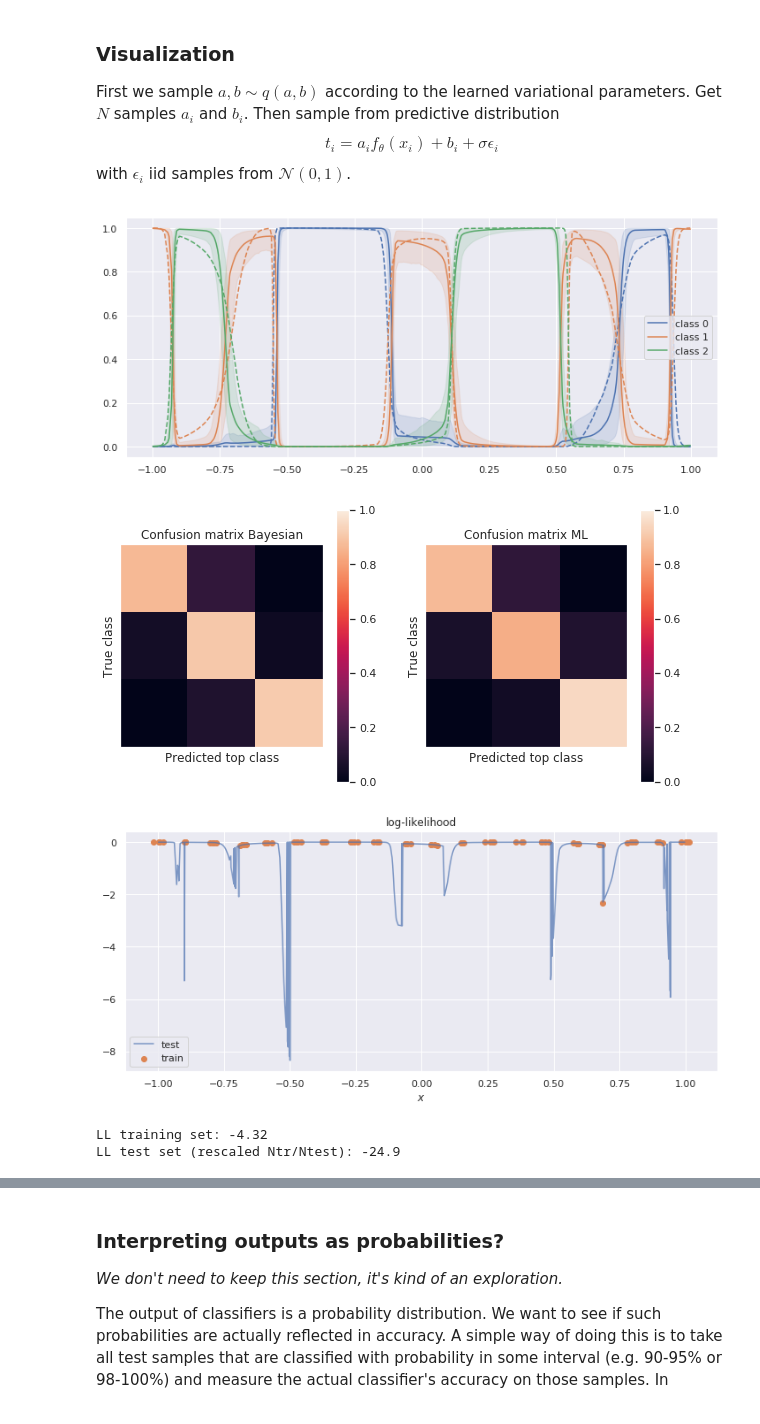
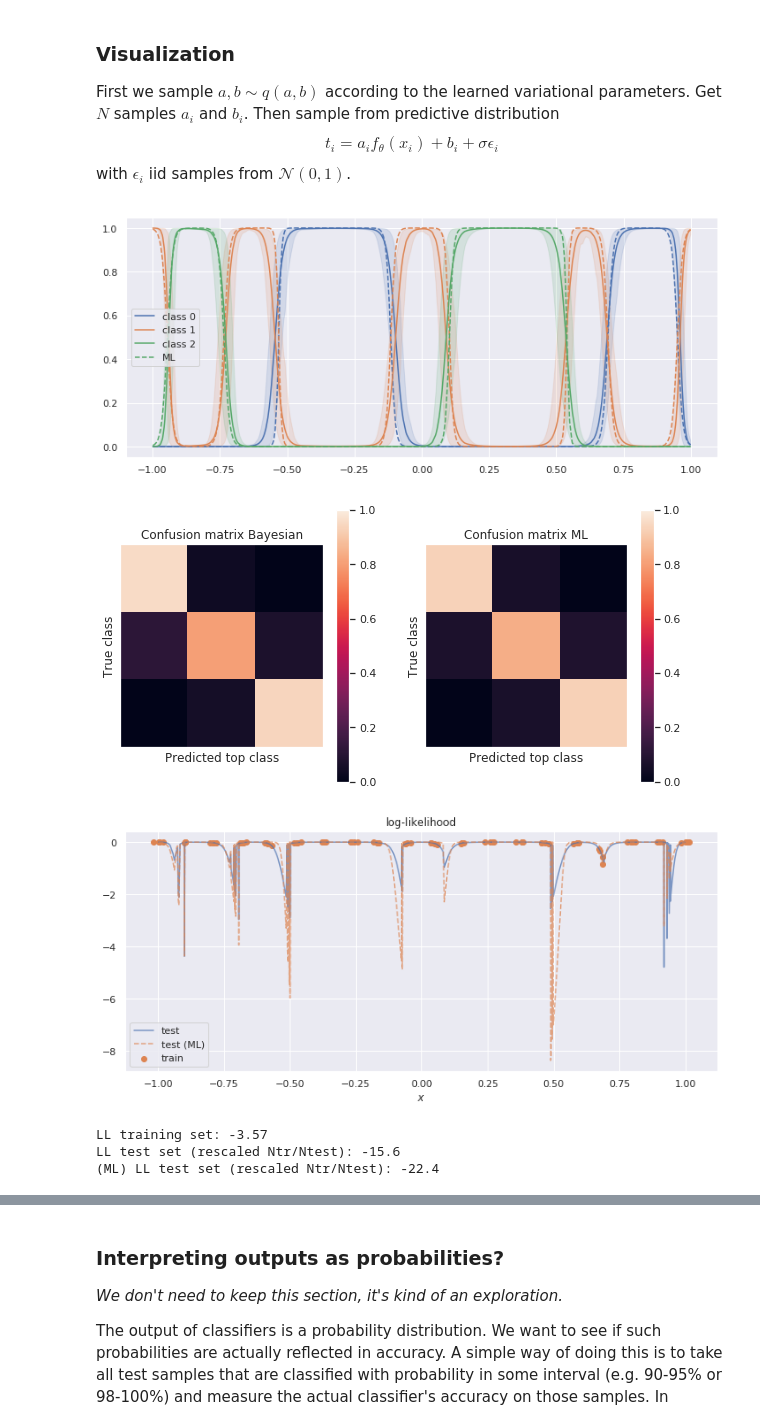
Before and after one commit to vlievin/deep-bayes, a Jupyter notebook: classification-toyexample-covariance.ipynb, the cells around one changed output, grey strips where cells are left out. Drawn from its saved outputs; the diff is of its cells as text; code cells hidden in the pictures.

Commit message:
toy classification ML likelihood

```diff
--- a/classification-toyexample-covariance.ipynb
+++ b/classification-toyexample-covariance.ipynb
@@ -202,7 +202,7 @@ Define function $f_{\theta}$ to extract features $\mathbf{h} = f_{\theta}(x)$, w
 
 The stochastic layer has no state, it's only used to get samples from $\mathcal{N}(\mu, \Sigma)$, and to compute the KL divergence from a prior $\mathcal{N}(0, I)$ to a variational distribution $q = \mathcal{N}(\mu, \Sigma)$.
 # %%
-last_layer_size = 48
+last_layer_size = 16
 a_shape = (last_layer_size, n_classes)  # shape of stochastic weight matrix
 a_size = np.prod(a_shape)
 b_size = n_classes
@@ -213,9 +213,9 @@ class FeaturesExtractor(nn.Module):
         if use_dropout:
             self.layers = nn.Sequential(
                 nn.Linear(1, 64), nn.LeakyReLU(),
-                nn.Dropout(0.4),
+                #nn.Dropout(0.4),
                 nn.Linear(64, 64), nn.LeakyReLU(),
-                nn.Dropout(0.4),
+                #nn.Dropout(0.4),
                 nn.Linear(64, n_out))
         else:
             self.layers = nn.Sequential(
@@ -259,7 +259,7 @@ Things that seem to be important for the Bayesian model:
 # %%
 ml_features = FeaturesExtractor(n_out=last_layer_size, use_dropout=True)
 l_rate = 0.0002
-epochs = 10000
+epochs = 3000
 n_samples = 1  # MC samples per example
 n_samples_test = 100
 n_parameters = a_size + b_size
@@ -363,7 +363,7 @@ TEST : loss 36.7  Recons 36.7    acc 0.889   ll -41.3
 features = FeaturesExtractor(n_out=last_layer_size, use_dropout=True)
 stochastic = CovarianceStochasticLayer()
 l_rate = 0.001
-epochs = 10000
+epochs = 3000
 n_samples = 3  # MC samples per example
 n_samples_test = 50
 n_parameters = a_size + b_size
@@ -592,40 +592,43 @@ for c in range(n_classes):
     plot(x_numpy, y_mean[:, c], y_lower[:, c], y_upper[:, c], color=sns.color_palette()[c],
          alpha=0.15, title='90% interval of {} samples of (a, b)'.format(n_samples), xlabel='$x$', ylabel='$Pr(c | x, a, b)$',
          label='class {}'.format(c))
-    plot(x_numpy, ml_y_mean[:, c], color=sns.color_palette()[c], linestyle='--')
+    if c == n_classes-1:
+        plot(x_numpy, ml_y_mean[:, c], color=sns.color_palette()[c], linestyle='--', label='ML')
+    else:
+        plot(x_numpy, ml_y_mean[:, c], color=sns.color_palette()[c], linestyle='--')
 plt.show()
 
 
 # ### Plot probability of selecting each class (argmax version of the previous plot) - maybe this is useless
 # plt.figure(figsize=(12, 7))
 # for c in range(n_classes):
 #     plot(x_numpy, pred_class_mean[:, c], color=sns.color_palette()[c], title='prob of classification of {} samples of (a, b)'.format(n_samples), xlabel='$x$', ylabel='',
 #          label='class {}'.format(c))
 # plt.show()
 
 
 ### Show confusion matrix
 plt.figure(figsize=(10, 5))
 plt.subplot(1, 2, 1)
 plt.imshow(conf_matrix, vmin=0.0, vmax=1.0)
 plt.colorbar()
 plt.grid(False)
 clean_curr_axes()
 plt.title('Confusion matrix Bayesian')
 plt.xlabel('Predicted top class')
 plt.ylabel('True class')
 plt.subplot(1, 2, 2)
 plt.imshow(ml_conf_matrix, vmin=0.0, vmax=1.0)
 plt.colorbar()
 plt.grid(False)
 clean_curr_axes()
 plt.title('Confusion matrix ML')
 plt.xlabel('Predicted top class')
 plt.ylabel('True class')
 plt.show()
 # %% [output]
-[figure, old version]
+[figure, new version]
-[figure, old version]
+[figure, new version]
 # %%
 ##### BAYESIAN MODEL
 
@@ -633,6 +636,8 @@ plt.show()
 n_samples_test = 1000  # 100
 recons_test = torch.zeros((n_samples_test, x_test.size(0)), device=x.device)
 recons = torch.zeros((n_samples_test, x.size(0)), device=x.device)
+recons_test_ml = torch.zeros((1, x_test.size(0)), device=x.device)
+recons_ml = torch.zeros((1, x.size(0)), device=x.device)
 with torch.no_grad():
     # Compute deterministic NN output
     h = features(x_test)
@@ -655,6 +660,23 @@ with torch.no_grad():
 
     log_likelihood_test = (log_sum_exp(-recons_test, dim=0) - np.log(n_samples_test)).squeeze().detach().cpu().numpy()
 
+
+    ## ML model
+    h = ml_features(x_test)
+    ab_sample = ml_mu_ab
+    a, b = ab_sample[:-b_size], ab_sample[-b_size:]
+    a = a.view(a_shape)
+    b = b.unsqueeze(0)
+
+    # Compute last layer output (the logits) with the weights just sampled
+    y = h @ a + b    # shape: (N, n_classes)
+
+    recons_test_ml[0] = f.cross_entropy(y, t_values_test, reduction='none')
+
+    log_likelihood_test_ml = (log_sum_exp(-recons_test_ml, dim=0) - np.log(1)).squeeze().detach().cpu().numpy()
+
+
+
     # Compute deterministic NN output
     h = features(x)
     cov_ab = flat_to_triangular(cov_ab_params)
@@ -676,17 +698,19 @@ x_test_numpy = x_test.detach().cpu().numpy().flatten()
 x_numpy = x.detach().cpu().numpy().flatten()
 plt.figure(figsize=(12, 5))
 plt.scatter(x_numpy, log_likelihood, label='train', color=sns.color_palette()[1])
-plot(x_test_numpy, log_likelihood_test, title='log-likelihood', label='test', line_alpha=0.7,
-    xlabel='$x$')
+plot(x_test_numpy, log_likelihood_test, title='log-likelihood', label='test', line_alpha=0.7, xlabel='$x$')
+plot(x_test_numpy, log_likelihood_test_ml, title='log-likelihood', label='test (ML)', line_alpha=0.7, linestyle='--', xlabel='$x$')
 plt.show()
 
 # TODO check these
 print("LL training set: {:.3g}".format(log_likelihood.sum()))
 print("LL test set (rescaled Ntr/Ntest): {:.3g}".format(log_likelihood_test.mean()*N))
+print("(ML) LL test set (rescaled Ntr/Ntest): {:.3g}".format(log_likelihood_test_ml.mean()*N))
 # %% [output]
-[figure, old version]
+[figure, new version]
-LL training set: -4.32
-LL test set (rescaled Ntr/Ntest): -24.9
+LL training set: -3.57
+LL test set (rescaled Ntr/Ntest): -15.6
+(ML) LL test set (rescaled Ntr/Ntest): -22.4
 # %%
 L = make_cholesky(logvar_ab, cov_ab).detach().cpu().numpy()
 Cov = L @ L.T
```
Also changed, not shown: parts of 4 cells of this notebook, 2 other files.
